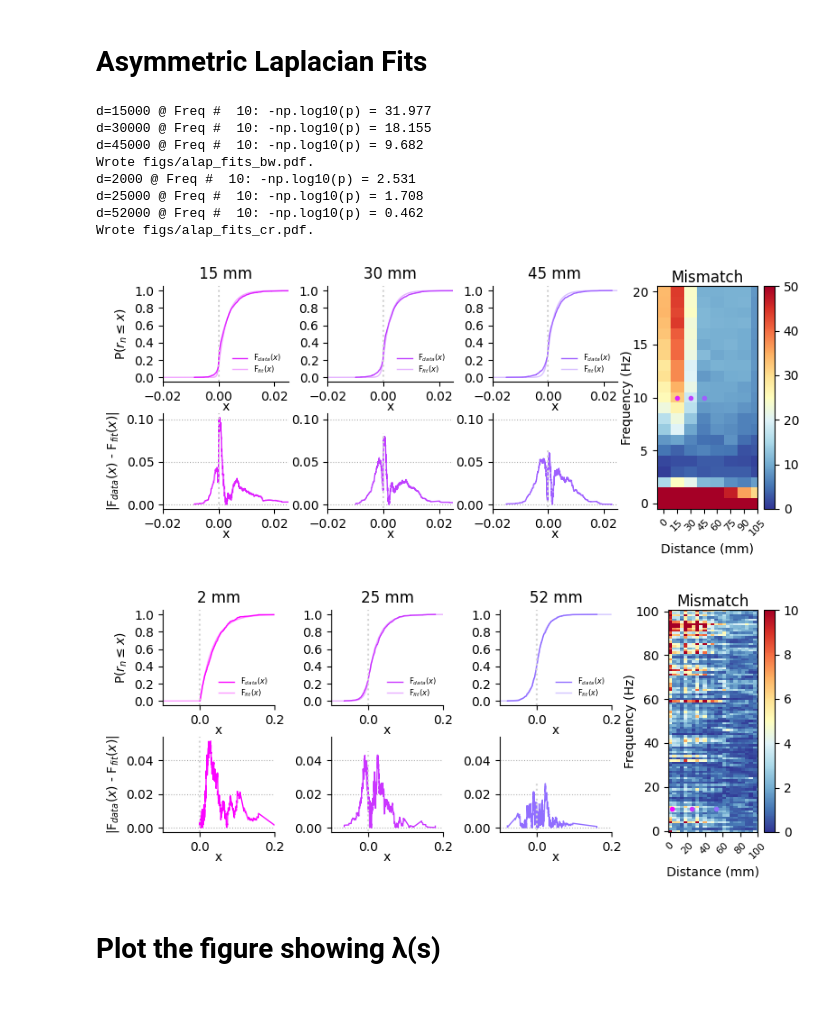
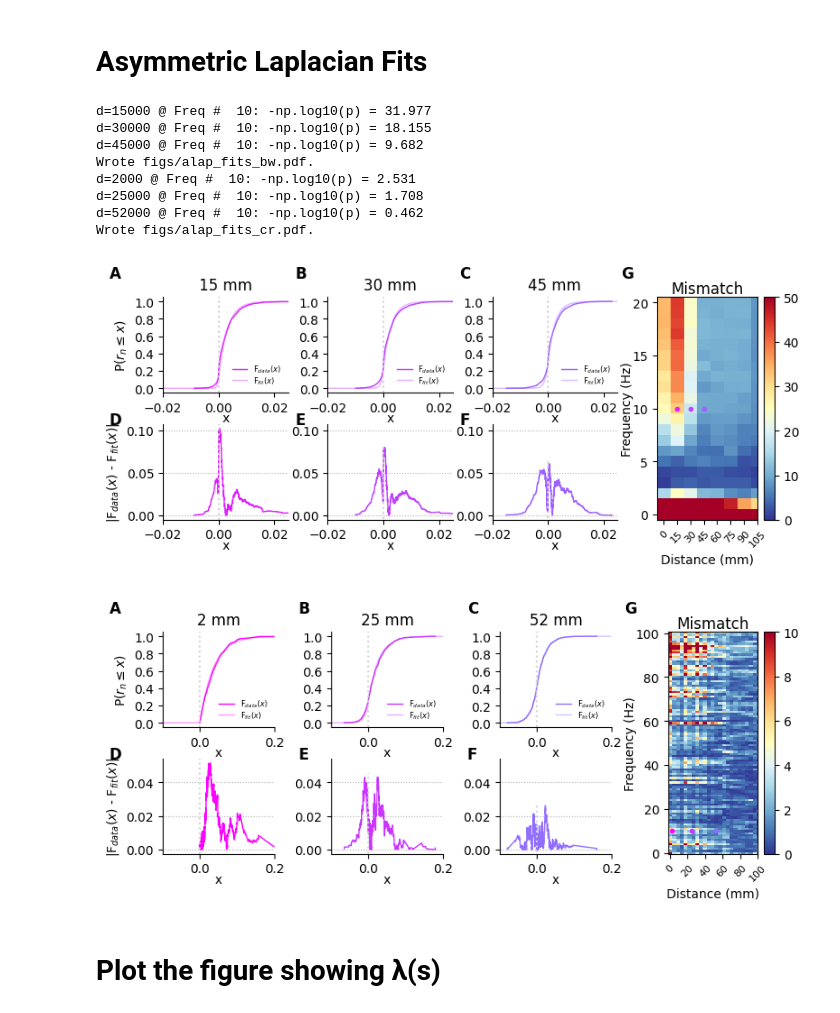
Before and after one commit to stootoon/fisher-plumes, a Jupyter notebook: make_figs.ipynb, the cells around one changed output. Drawn from its saved outputs; the diff is of its cells as text; code cells hidden in the pictures.

Commit message:
Added panel labels to figures.

```diff
--- a/make_figs.ipynb
+++ b/make_figs.ipynb
@@ -174,7 +180,6 @@ for k, F in data.items():
         ax = fpf.plot_correlations(F.rho, xl = (0, 120), slices=slices, cols=cols, n_rows = 2, plot_order = ["All"] + labs)
         [(axi.set_xlabel("Intersource distance (mm)"), axi.set_xticks(arange(0,201,50))) for axi in ax]
         file_name = f"figs/corr_components_{k}.pdf"
-        PLOT and (savefig(file_name, bbox_inches='tight'), print(f"Wrote {file_name}."))
     elif k == "cr":
         which_freqs = [1,3,7,10]
         labs = [f"{f} Hz" for f in which_freqs]
@@ -184,7 +189,9 @@ for k, F in data.items():
         ax = fpf.plot_correlations(F.rho, xl = (0, 120), slices=slices, cols=cols, n_rows = 2, plot_order = ["All"] + labs)
         [(axi.set_xlabel("Intersource distance (mm)"), axi.set_xlim(0,101), axi.set_xticks(arange(0,101,50))) for axi in ax]
         file_name = f"figs/corr_components_{k}.pdf"
-        PLOT and (savefig(file_name, bbox_inches='tight'), print(f"Wrote {file_name}."))
+
+    fpft.label_axes(ax, "ABCDEF", fontsize=12, fontweight="bold", dy=-0.01)
+    PLOT and (savefig(file_name, bbox_inches='tight'), print(f"Wrote {file_name}."))
 # %% [output]
 cr
 Wrote figs/corr_components_cr.pdf.
@@ -202,12 +209,13 @@ dcol_scales = {"bw":120000,  "cr":80000}
 for name, F in sorted(data.items()):
     which_freq = which_freqs[name]
     ifreq = F.freqs2inds([which_freq])[0]
-    fpf.plot_coef1_vs_coef2([F.ss, F.cc],
+    ax = fpf.plot_coef1_vs_coef2([F.ss, F.cc],
                             ifreq,
                             F.pairs,
                             i_pos_dists_to_plot = which_idists[name],
                             dist_col_scale = dcol_scales[name]
     )
+    fpft.label_axes(ax, "ABC", fontsize=12, fontweight="bold", dy=-0.01)
     file_name = f"figs/coef_vs_coef_{name}.pdf"
     PLOT and (savefig(file_name, bbox_inches='tight'), print(f"Wrote {file_name}."));
 # %% [output]
@@ -218,7 +226,7 @@ Wrote figs/coef_vs_coef_cr.pdf.
 # %% [markdown]
 # Supplementary Information
 # %%
-reload(fpf)
+reload(fpft)
 freq      = {"bw":5, "cr":5}
 idists    = {"bw":[0,1,2,3,4,6,7,12], "cr":[0,4,8,12,16,20,21,22]}
 t_lim     = {"bw":[35, 45],       "cr":[39.5,40.5]}
@@ -232,6 +240,13 @@ for k, F in data.items():
         ax.set_ylabel("")
     [ax.legend(fontsize=6,labelspacing=0,frameon=False) for ax in trace_ax]
     tight_layout(pad=0)
+    all_ax = bsum([[ax_c, ax_t] for ax_c, ax_t in zip(coef_ax, trace_ax)], [])
+    n_ax   = len(all_ax)
+    fpft.label_axes(all_ax,
+                    "ABCDEFGHIJKLKMNOPQRSTUVWXYZ",
+                    align_x = [list(range(i,n_ax,4)) for i in range(4)],
+                    align_y = [list(range(i,i+4)) for i in range(0,n_ax,4)],
+                    fontsize=12, fontweight="bold", dy=-0.01)
     file_name = f"figs/coefs_and_traces_{name}.pdf"
     PLOT and (savefig(file_name, bbox_inches='tight'), print(f"Wrote {file_name}."));
 # %% [output]
@@ -246,37 +261,41 @@ Wrote figs/coefs_and_traces_cr.pdf.
 # %%
 reload(fpf)
 xl        = {"bw":[-0.02,0.025], "cr":[-0.1,0.2]}
 idist     = {"bw":[0,1,2],       "cr":[0,12,18]}
 ifreq_max = {"bw":21,            "cr":101}
 vmax      = {"bw":50,            "cr":10}
 hxmax     = {"bw":105,          "cr":100}
 hmdxt     = {"bw":False,        "cr":True}
 for name, F in sorted(data.items()):
     d = np.array(list(F.rho.keys()))
     d = np.sort(d[d>0])
-    fpf.plot_alaplace_fits(F, d[idist[name]],
+    ax_cdf, ax_dcdf, ax_hm = fpf.plot_alaplace_fits(F, d[idist[name]],
                            ifreq_lim = [0, ifreq_max[name]],
                            xl = xl[name],
                            which_ifreq = 10,
                            figsize=(8,3.5), vmax=vmax[name],
                            cm_heat = cm.RdYlBu_r,
                            heatmap_xmax = hxmax[name],
                            d_scale = 1000,
                            heatmap_default_xticks = hmdxt[name],
-                           plot_dvals=True)
+                                                    plot_dvals=True)
+    fpft.label_axes(ax_cdf + ax_dcdf + ax_hm, "ABCDEFGHIJK",
+                    align_y = [[0,1,2,6],[3,4,5]],
+                    align_x = [[0,3],[1,4],[2,5]],
+                    fontsize=12, fontweight="bold", dy=0)
     file_name = f"figs/alap_fits_{name}.pdf"
     PLOT and (savefig(file_name, bbox_inches='tight'), print(f"Wrote {file_name}."));
 # %% [output]
 d=15000 @ Freq #  10: -np.log10(p) = 31.977
 d=30000 @ Freq #  10: -np.log10(p) = 18.155
 d=45000 @ Freq #  10: -np.log10(p) = 9.682
 Wrote figs/alap_fits_bw.pdf.
 d=2000 @ Freq #  10: -np.log10(p) = 2.531
 d=25000 @ Freq #  10: -np.log10(p) = 1.708
 d=52000 @ Freq #  10: -np.log10(p) = 0.462
 Wrote figs/alap_fits_cr.pdf.
-[figure, old version]
+[figure, new version]
-[figure, old version]
+[figure, new version]
 # %% [markdown]
 # Plot the figure showing λ(s)
 # %%
```
Also changed, not shown: parts of 10 cells of this notebook, 16 other files.
